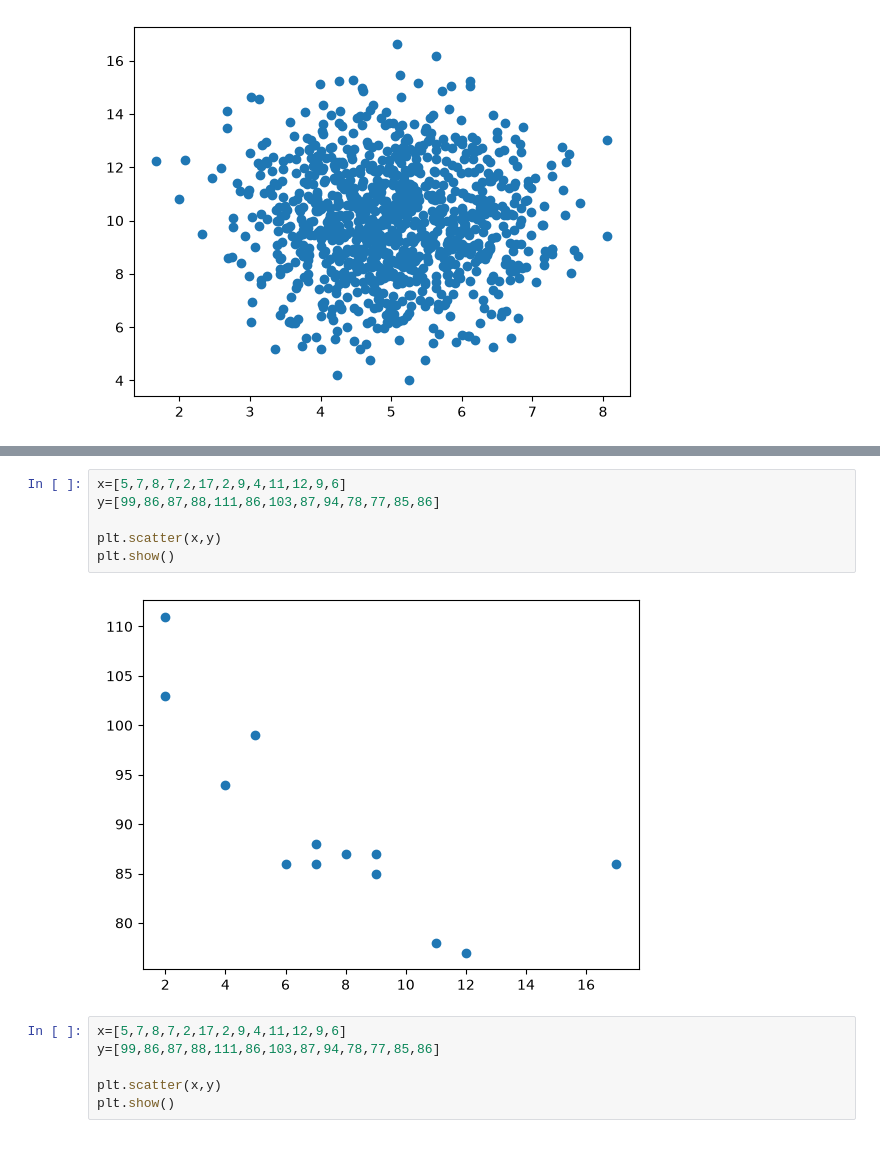
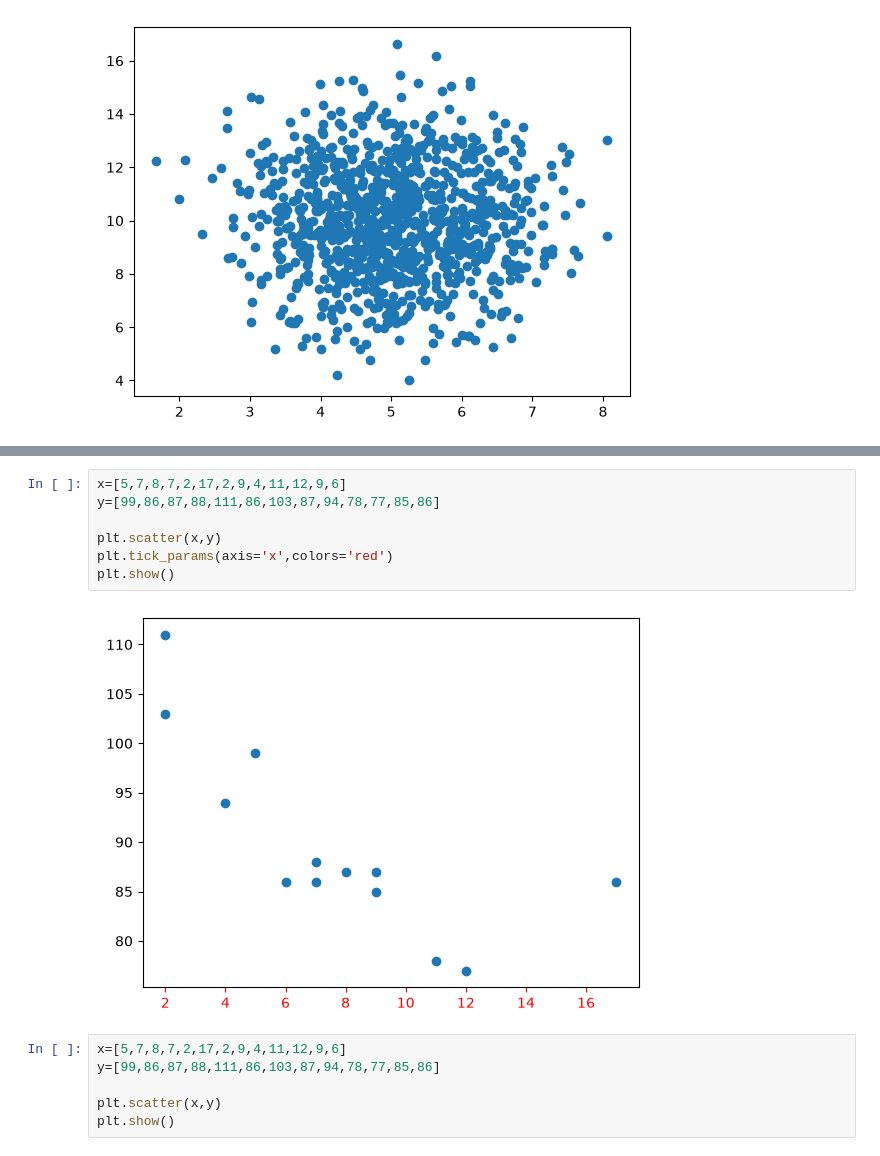
Before and after one commit to Robert837-sys/Machine_Learning101, a Jupyter notebook: lesson1_ml.ipynb, the cells around one changed output, grey strips where cells are left out. Saved outputs shown, nothing was run; the diff lists cells and outputs as text.

```diff
--- a/lesson1_ml.ipynb
+++ b/lesson1_ml.ipynb
@@ -334,11 +334,12 @@ This line can be used to predict future values.
 # %%
 x=[5,7,8,7,2,17,2,9,4,11,12,9,6]
 y=[99,86,87,88,111,86,103,87,94,78,77,85,86]
 
 plt.scatter(x,y)
+plt.tick_params(axis='x',colors='red')
 plt.show()
 # %% [output]
-[figure, old version]
+[figure, new version]
 # %%
 x=[5,7,8,7,2,17,2,9,4,11,12,9,6]
 y=[99,86,87,88,111,86,103,87,94,78,77,85,86]
```
Also changed, not shown: parts of 9 cells of this notebook, 1 other file.
